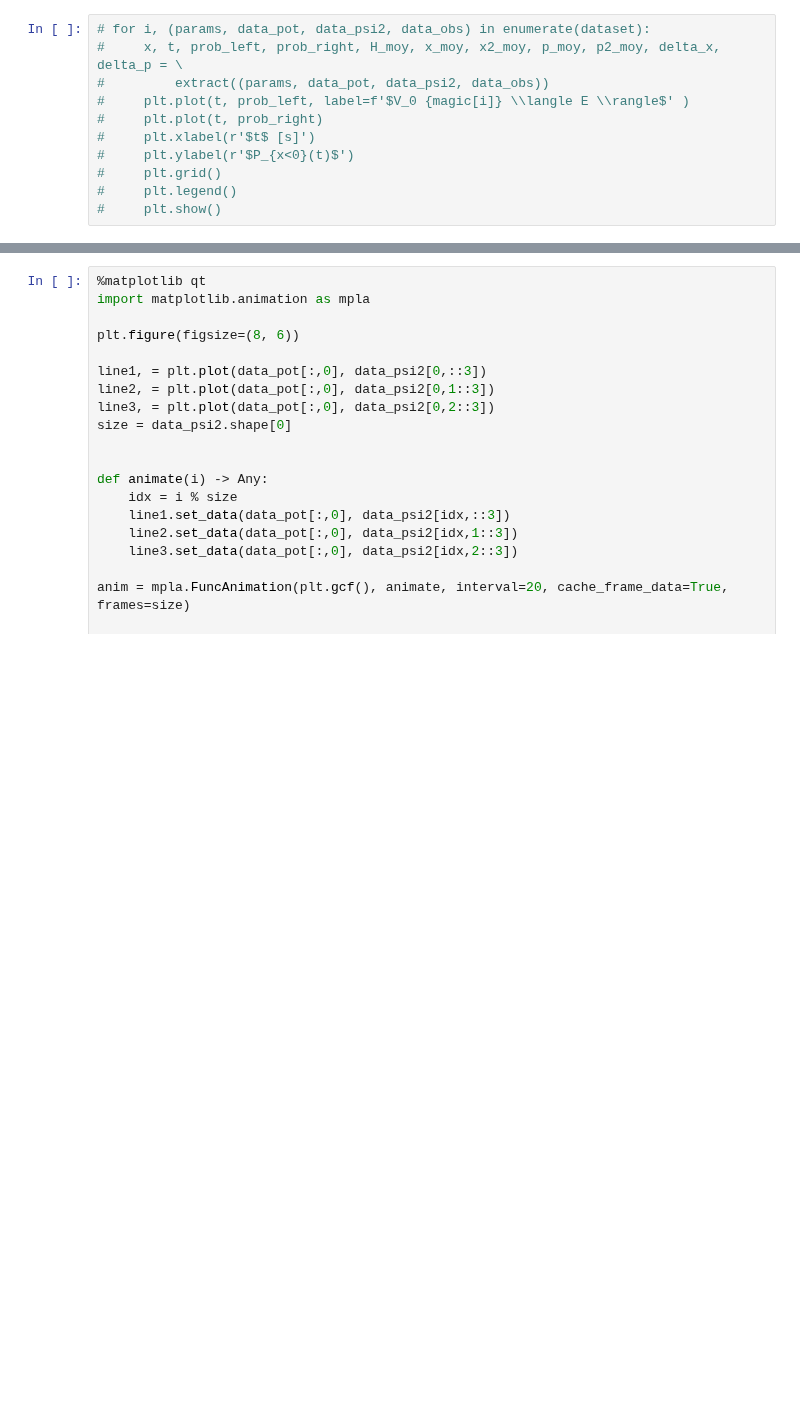
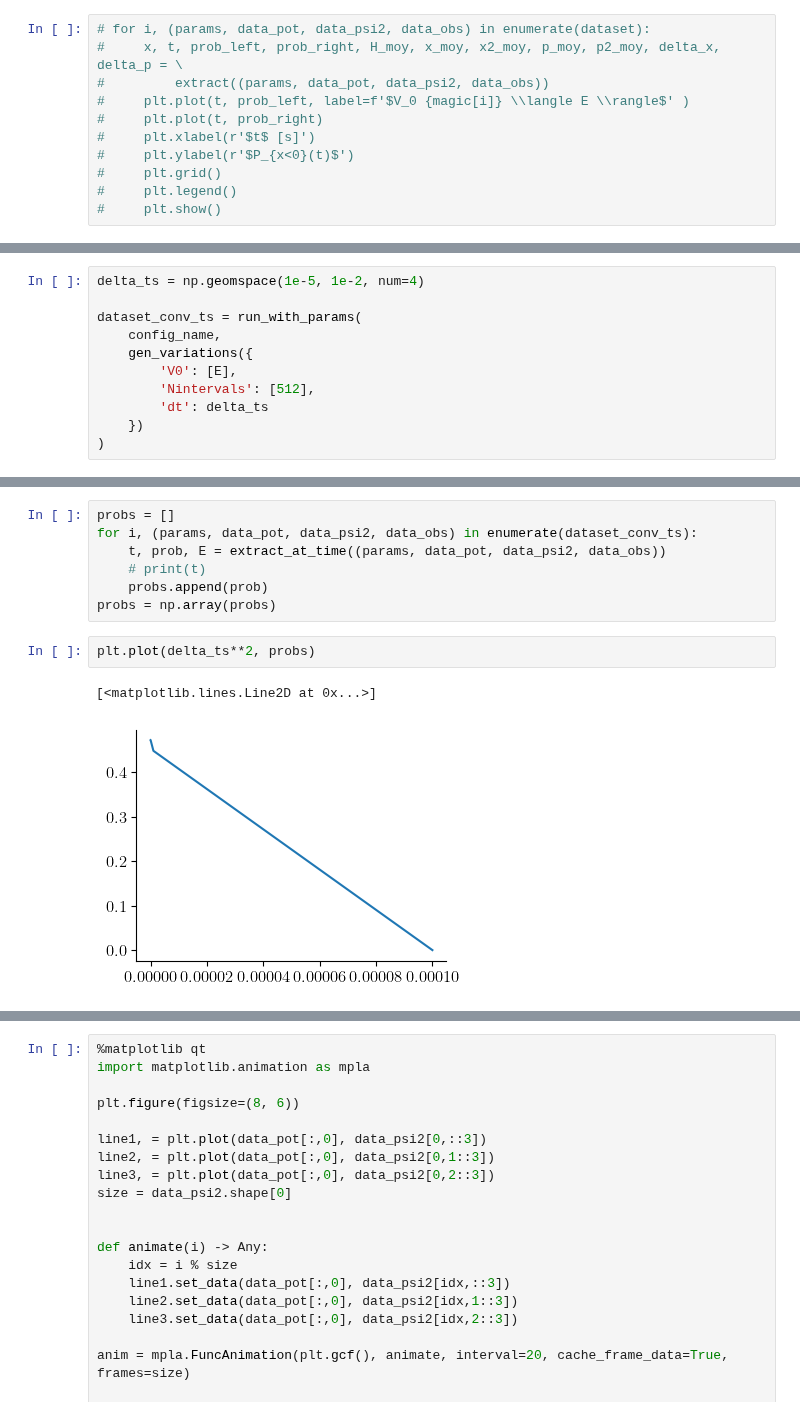
Before and after one commit to TomVdt/PhysNum, a Jupyter notebook: exercice6/analysis/analysis_ii.ipynb, the cells around one changed output, grey strips where cells are left out. Cells and saved outputs as stored; diff of their text form; blank space fills up the shorter version.

```diff
--- a/exercice6/analysis/analysis_ii.ipynb
+++ b/exercice6/analysis/analysis_ii.ipynb
@@ -126,0 +165,11 @@ fig.legend(bbox_to_anchor=(1.03,0.6))
+# %%
+delta_ts = np.geomspace(1e-5, 1e-2, num=4)
+
+dataset_conv_ts = run_with_params(
+    config_name,
+    gen_variations({
+        'V0': [E],
+        'Nintervals': [512],
+        'dt': delta_ts
+    })
+)
@@ -126,0 +195,12 @@ fig.legend(bbox_to_anchor=(1.03,0.6))
+# %%
+probs = []
+for i, (params, data_pot, data_psi2, data_obs) in enumerate(dataset_conv_ts):
+    t, prob, E = extract_at_time((params, data_pot, data_psi2, data_obs))
+    # print(t)
+    probs.append(prob)
+probs = np.array(probs)
+# %%
+plt.plot(delta_ts**2, probs)
+# %% [output]
+[<matplotlib.lines.Line2D at 0x...>]
+[figure, added]
```
Also changed, not shown: parts of 12 cells of this notebook.
